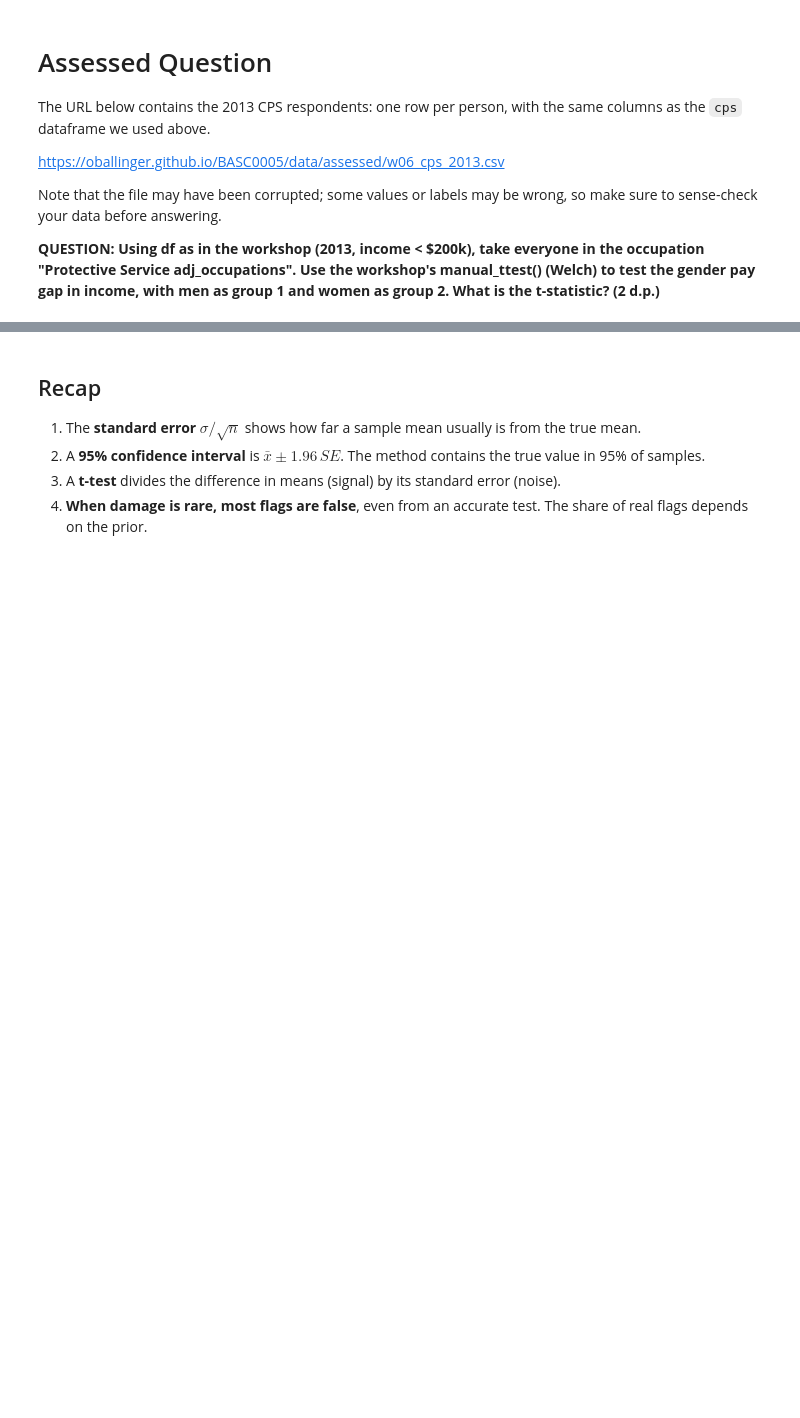
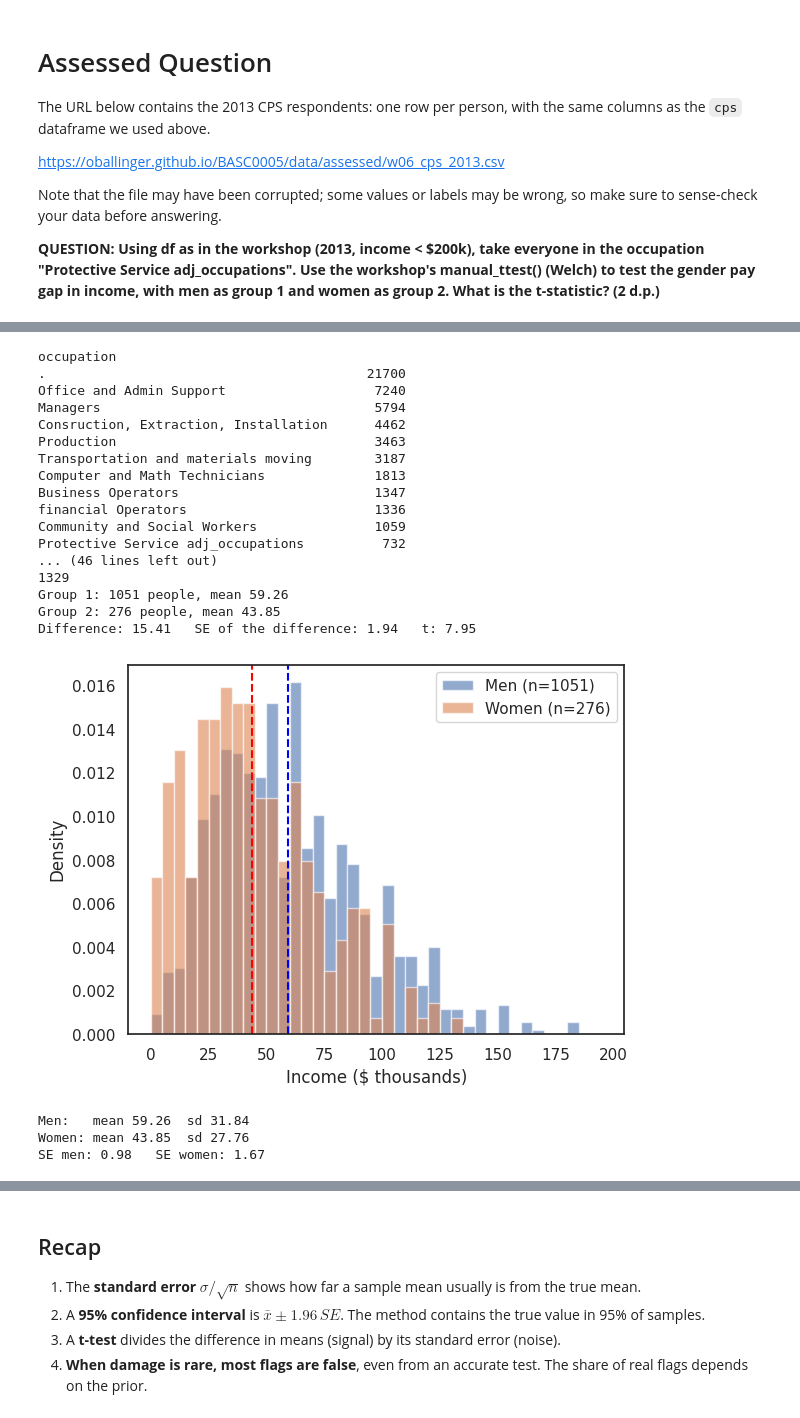
Before and after one commit to jasminebarry/BASC0005, a Jupyter notebook: notebooks/W06. Hypothesis Testing.ipynb, the cells around one changed output, grey strips where cells are left out. Saved outputs shown, nothing was run; the diff lists cells and outputs as text; code cells hidden in the pictures; blank space fills up the shorter version.

```diff
--- a/notebooks/W06. Hypothesis Testing.ipynb
+++ b/notebooks/W06. Hypothesis Testing.ipynb
@@ -348,0 +446,76 @@ Note that the file may have been corrupted; some values or labels may be wrong,
+# %%
+# your code here
+
+url = pd.read_csv("https://oballinger.github.io/BASC0005/data/assessed/w06_cps_2013.csv")
+
+print(url["occupation"].value_counts())   # check for near-duplicate labels
+print(len(url))
+# 3 occupations of protective service adjacent...
+url["occ_clean"] = url["occupation"].str.strip().str.lower()
+
+#check:
+print(url["occ_clean"].value_counts())   # check for near-duplicate labels
+print(len(url))
+
+
+# 1. sense-checks on the FULL file (run these one at a time)
+print(url["year"].unique()) # [2013]
+print(url["sex"].unique()) # [1,2]
+print(url["incwage"].describe()) #float
+print(url.isna().sum()) # no na
+
+# 2. subset, then income column and filter
+note = url[url["occ_clean"] == "protective service adj_occupations"].copy()
+print(len(note))    # yep 1329
+
+note["income"] = note["incwage"] / 1000
+money = note[note["income"] < 200] #in range
+
+# 3. t-test
+men_income = money[money["sex"] == 1]["income"]
+women_income = money[money["sex"] == 2]["income"]
+t = manual_ttest(men_income, women_income)
+
+
+# far less women than men sampled.
+# approx 4x more men...
+# thus visualise the means...
+bins = np.arange(0, 200, 5)
+plt.hist(men_income, bins=bins, density=True, alpha=0.6, label=f"Men (n={len(men_income)})")
+plt.hist(women_income, bins=bins, density=True, alpha=0.6, label=f"Women (n={len(women_income)})")
+plt.axvline(men_income.mean(), color="blue", linestyle="--")
+plt.axvline(women_income.mean(), color="red", linestyle="--")
+plt.xlabel("Income ($ thousands)")
+plt.ylabel("Density")
+plt.legend()
+plt.show()
+
+# can calc SD AND SE
+print("Men:   mean", round(men_income.mean(), 2), " sd", round(men_income.std(), 2))
+print("Women: mean", round(women_income.mean(), 2), " sd", round(women_income.std(), 2))
+
+se_men = men_income.std() / np.sqrt(len(men_income))
+se_women = women_income.std() / np.sqrt(len(women_income))
+print("SE men:", round(se_men, 2), "  SE women:", round(se_women, 2))
+# %% [output]
+occupation
+.                                         21700
+Office and Admin Support                   7240
+Managers                                   5794
+Consruction, Extraction, Installation      4462
+Production                                 3463
+Transportation and materials moving        3187
+Computer and Math Technicians              1813
+Business Operators                         1347
+financial Operators                        1336
+Community and Social Workers               1059
+Protective Service adj_occupations          732
+... (46 lines left out)
+1329
+Group 1: 1051 people, mean 59.26
+Group 2: 276 people, mean 43.85
+Difference: 15.41   SE of the difference: 1.94   t: 7.95
+[figure, added]
+Men:   mean 59.26  sd 31.84
+Women: mean 43.85  sd 27.76
+SE men: 0.98   SE women: 1.67
```
Also changed, not shown: parts of 12 cells of this notebook.
